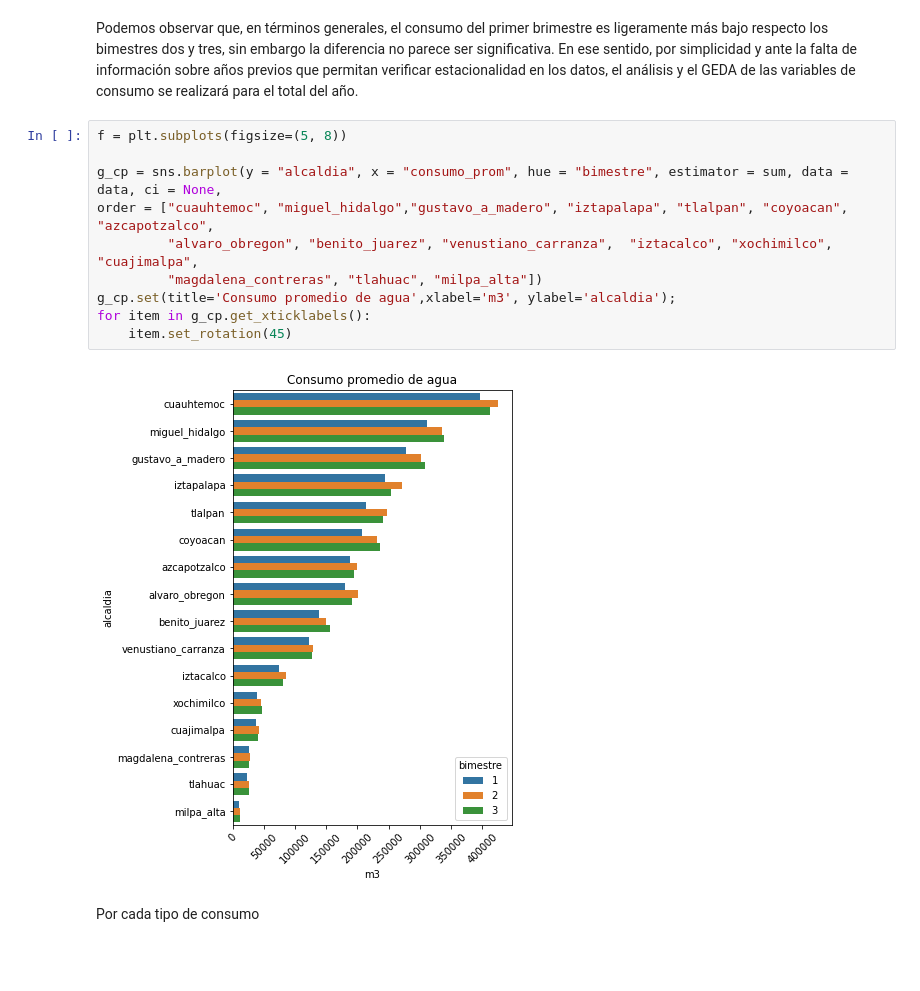
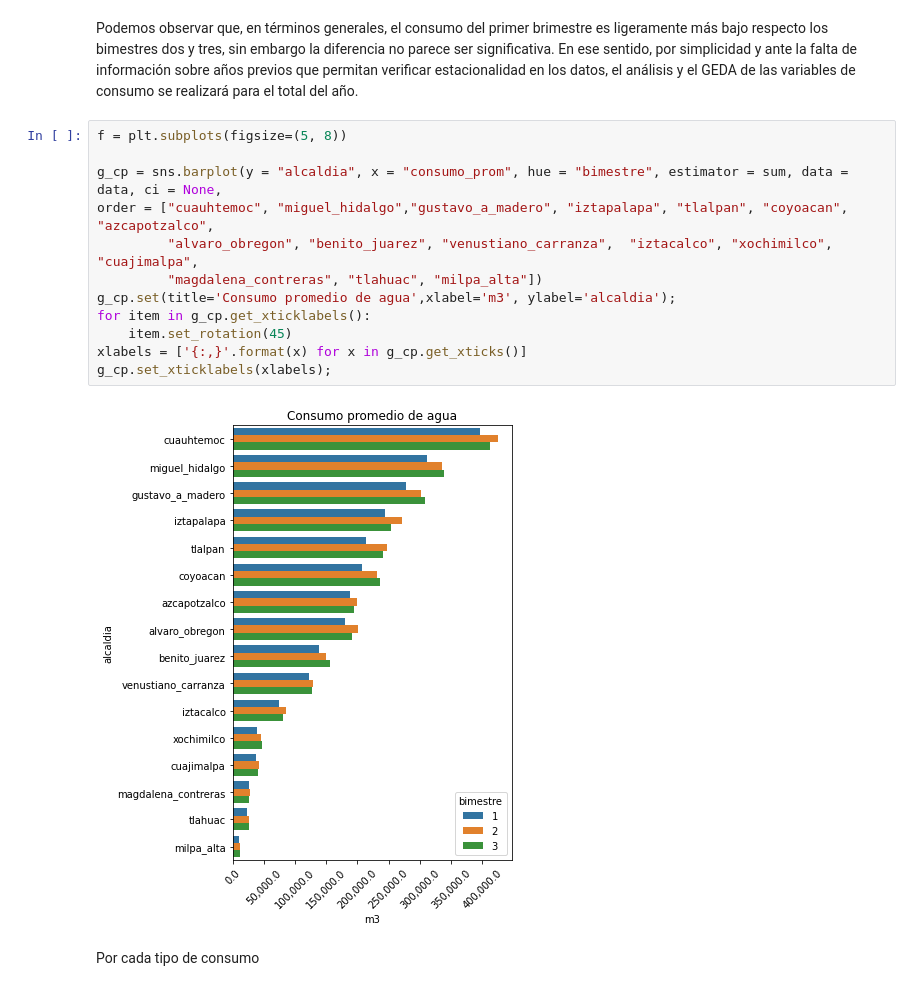
Before and after one commit to lechugaa/intro_ds_p1_consumo_agua, a Jupyter notebook: agua_profiling_expo.ipynb, the cells around one changed output. Cells and saved outputs as stored; diff of their text form; blank space fills up the shorter version.

```diff
--- a/agua_profiling_expo.ipynb
+++ b/agua_profiling_expo.ipynb
@@ -717,15 +692,17 @@ Podemos observar que, en términos generales, el consumo del primer brimestre es
 # %%
 f = plt.subplots(figsize=(5, 8))
 
 g_cp = sns.barplot(y = "alcaldia", x = "consumo_prom", hue = "bimestre", estimator = sum, data = data, ci = None,
 order = ["cuauhtemoc", "miguel_hidalgo","gustavo_a_madero", "iztapalapa", "tlalpan", "coyoacan",  "azcapotzalco",
          "alvaro_obregon", "benito_juarez", "venustiano_carranza",  "iztacalco", "xochimilco", "cuajimalpa",
          "magdalena_contreras", "tlahuac", "milpa_alta"])
 g_cp.set(title='Consumo promedio de agua',xlabel='m3', ylabel='alcaldia');
 for item in g_cp.get_xticklabels():
     item.set_rotation(45)
+xlabels = ['{:,}'.format(x) for x in g_cp.get_xticks()]
+g_cp.set_xticklabels(xlabels);
 # %% [output]
-[figure, old version]
+[figure, new version]
 # %% [markdown]
 Por cada tipo de consumo
 # %%
```
Also changed, not shown: parts of 3 cells of this notebook.
